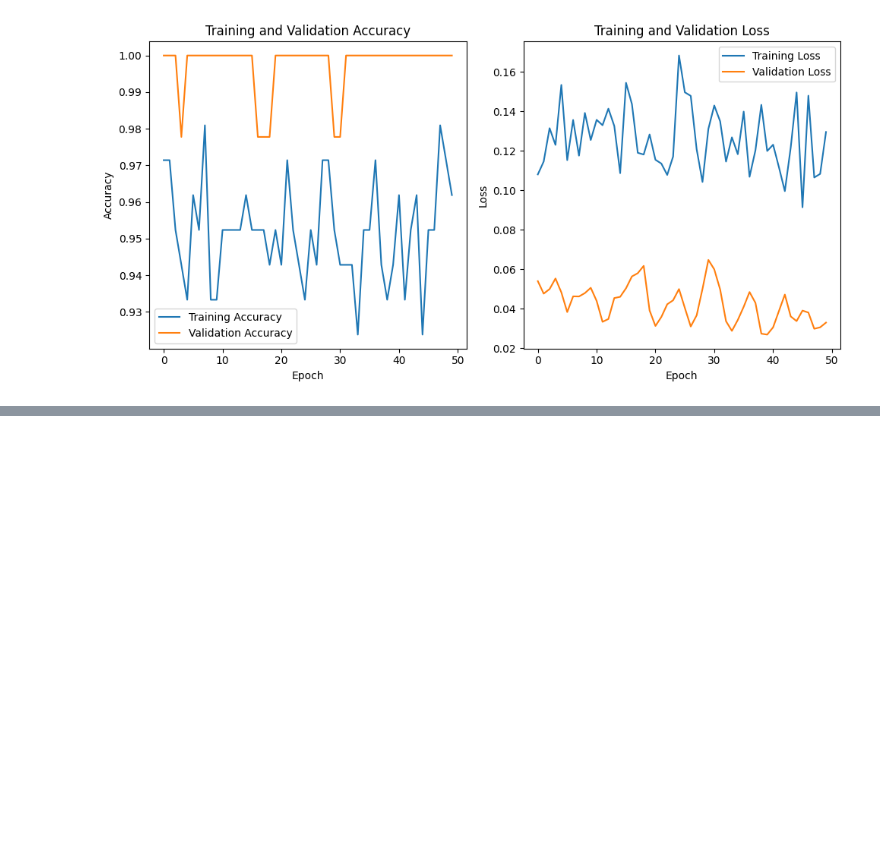
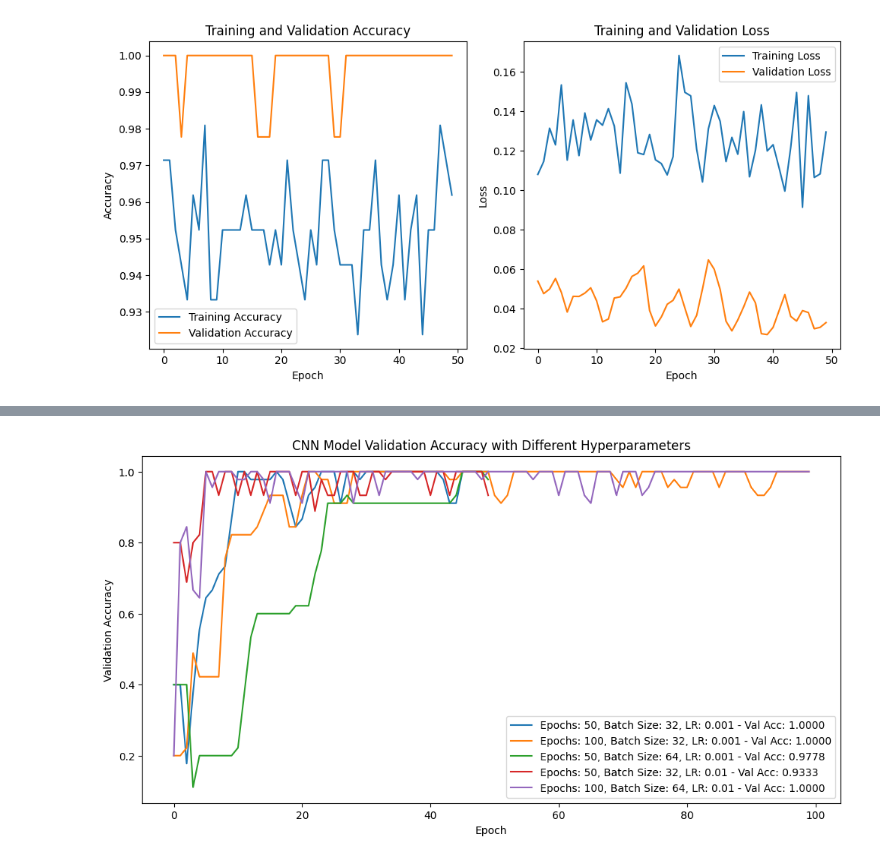
Before and after one commit to Joeldemon7/Iris_dataset, a Jupyter notebook: Python_Code.ipynb, the cells around one changed output, grey strips where cells are left out. Saved outputs shown, nothing was run; the diff lists cells and outputs as text; code cells hidden in the pictures; blank space fills up the shorter version.

```diff
--- a/Python_Code.ipynb
+++ b/Python_Code.ipynb
@@ -535,0 +686,88 @@ plt.show()
+# %%
+import numpy as np
+import pandas as pd
+import matplotlib.pyplot as plt
+import seaborn as sns
+import tensorflow as tf
+from tensorflow.keras.models import Sequential
+from tensorflow.keras.layers import Dense, Dropout
+from tensorflow.keras.optimizers import Adam
+from sklearn.datasets import load_iris
+from sklearn.model_selection import train_test_split
+from sklearn.metrics import accuracy_score
+
+# Load the Iris dataset
+iris = load_iris()
+first_data = pd.DataFrame(data=np.c_[iris['data'], iris['target']],
+                          columns=iris['feature_names'] + ['target'])
+
+# Adding the species column to the dataset using classification
+def categorize(a):
+    if a == 0.0:
+        return 'setosa'
+    if a == 1.0:
+        return 'versicolor'
+    return 'virginica'
+
+first_data['Species'] = first_data['target'].apply(categorize)
+
+# Separate features and target
+X = first_data.drop(['Species', 'target'], axis=1)  # Features
+y = first_data['target']  # Target variable
+
+# Split the data into training and testing sets
+X_train, X_test, y_train, y_test = train_test_split(X, y, test_size=0.3, random_state=47)
+
+# Define a function to create and train the CNN model with different hyperparameters
+def train_cnn_model(epochs, batch_size, learning_rate):
+    num_features = X_train.shape[1]
+
+    model = Sequential([
+        Dense(64, activation='relu', input_shape=(num_features,)),
+        Dropout(0.2),
+        Dense(32, activation='relu'),
+        Dropout(0.2),
+        Dense(3, activation='softmax')
+    ])
+
+    optimizer = Adam(learning_rate=learning_rate)
+    model.compile(optimizer=optimizer, loss='sparse_categorical_crossentropy', metrics=['accuracy'])
+
+    history = model.fit(X_train, y_train, epochs=epochs, batch_size=batch_size, validation_data=(X_test, y_test), verbose=0)
+    accuracy = model.evaluate(X_test, y_test, verbose=0)[1]
+
+    return accuracy, history
+
+# Define different configurations to try
+configurations = [
+    {'epochs': 50, 'batch_size': 32, 'learning_rate': 0.001},
+    {'epochs': 100, 'batch_size': 32, 'learning_rate': 0.001},
+    {'epochs': 50, 'batch_size': 64, 'learning_rate': 0.001},
+    {'epochs': 50, 'batch_size': 32, 'learning_rate': 0.01},
+    {'epochs': 100, 'batch_size': 64, 'learning_rate': 0.01},
+]
+
+# Train and evaluate the model for each configuration
+results = []
+
+for config in configurations:
+    accuracy, history = train_cnn_model(config['epochs'], config['batch_size'], config['learning_rate'])
+    results.append((config, accuracy, history))
+    print(f"Configuration: {config}, Accuracy: {accuracy:.4f}")
+
+# Plot the results
+plt.figure(figsize=(12, 6))
+for config, accuracy, history in results:
+    label = f"Epochs: {config['epochs']}, Batch Size: {config['batch_size']}, LR: {config['learning_rate']}"
+    plt.plot(history.history['val_accuracy'], label=f"{label} - Val Acc: {accuracy:.4f}")
+
+plt.xlabel('Epoch')
+plt.ylabel('Validation Accuracy')
+plt.title('CNN Model Validation Accuracy with Different Hyperparameters')
+plt.legend()
+plt.show()
+
+# Print final comparison
+for config, accuracy, history in results:
+    print(f"Configuration: {config}, Accuracy: {accuracy:.4f}")
+# %% [output]
@@ -535,0 +779 @@ plt.show()
+[figure, added]
```
Also changed, not shown: parts of 53 cells of this notebook.
